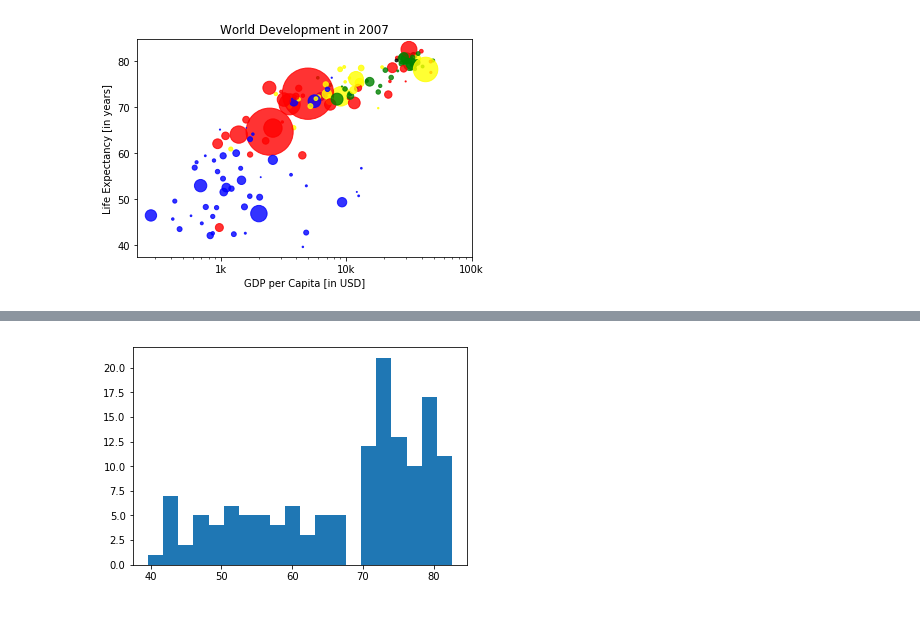
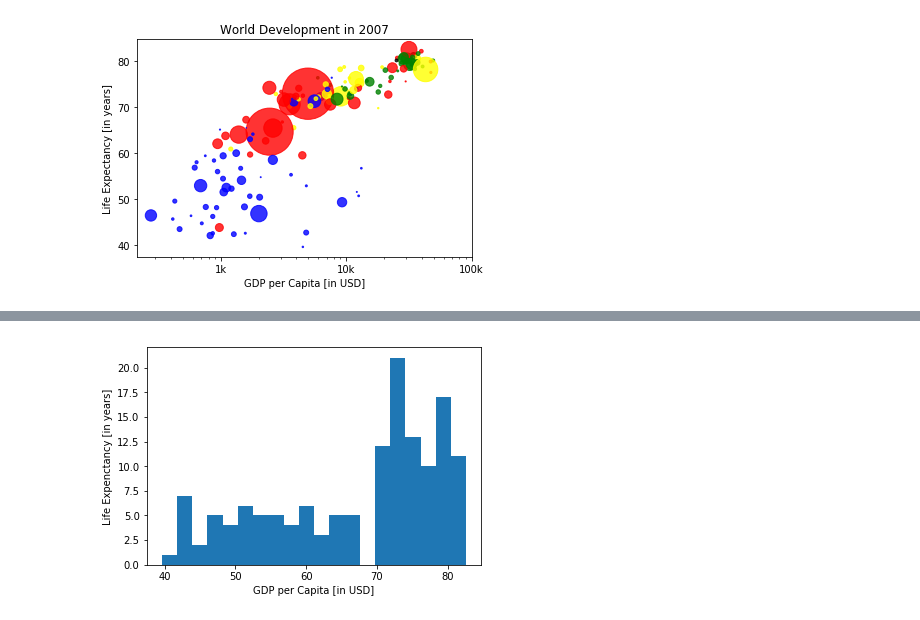
Before and after one commit to AMacumber/Scripts, a Jupyter notebook: Script_Python_Visual.ipynb, the cells around one changed output, grey strips where cells are left out. Drawn from its saved outputs; the diff is of its cells as text; code cells hidden in the pictures.

Commit message:
DataCamp Stats Thinking Course, EDA hists and ecdf

```diff
--- a/Script_Python_Visual.ipynb
+++ b/Script_Python_Visual.ipynb
@@ -643,8 +649,10 @@ Basic histogram.
 # %%
 # Define plot parameters
-plt.hist(life_exp, bins = 20)
+_ = plt.hist(life_exp, bins = 20)  # plt.hist will return three arrays, only want plot so use dummy variable
+_ = plt.ylabel('Life Expenctancy [in years]')
+_ = plt.xlabel('GDP per Capita [in USD]')
 
 # Show the plot
 plt.show()
 # %% [output]
-[figure, old version]
+[figure, new version]
```
Also changed, not shown: parts of 19 cells of this notebook.
